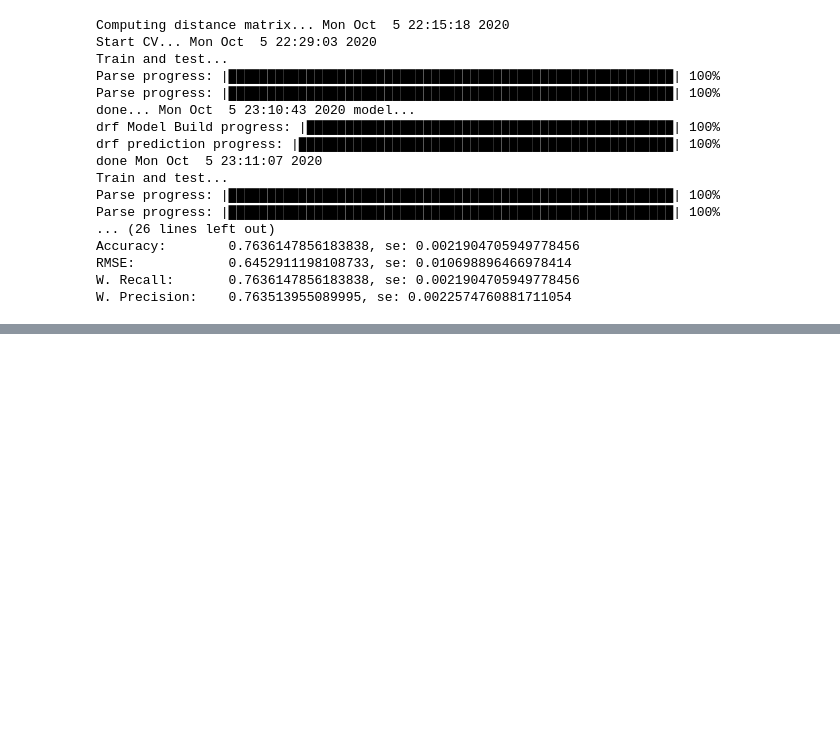
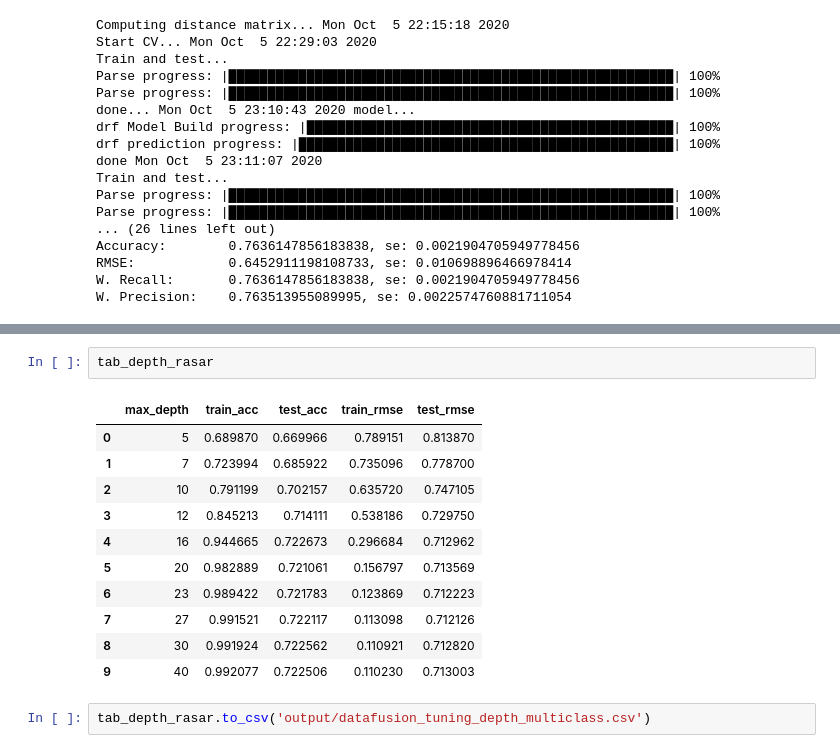
Before and after one commit to simonedambrosi/MLTOX-Simone, a Jupyter notebook: script sistemati/RASAR Data Fusion.ipynb, the cells around one changed output, grey strips where cells are left out. Saved outputs shown, nothing was run; the diff lists cells and outputs as text; blank space fills up the shorter version.

```diff
--- a/script sistemati/RASAR Data Fusion.ipynb
+++ b/script sistemati/RASAR Data Fusion.ipynb
@@ -385,0 +451,16 @@ W. Precision:    0.763513955089995, se: 0.0022574760881711054
+# %%
+tab_depth_rasar
+# %% [output]
+|  | max_depth | train_acc | test_acc | train_rmse | test_rmse |
+| 0 | 5 | 0.689870 | 0.669966 | 0.789151 | 0.813870 |
+| 1 | 7 | 0.723994 | 0.685922 | 0.735096 | 0.778700 |
+| 2 | 10 | 0.791199 | 0.702157 | 0.635720 | 0.747105 |
+| 3 | 12 | 0.845213 | 0.714111 | 0.538186 | 0.729750 |
+| 4 | 16 | 0.944665 | 0.722673 | 0.296684 | 0.712962 |
+| 5 | 20 | 0.982889 | 0.721061 | 0.156797 | 0.713569 |
+| 6 | 23 | 0.989422 | 0.721783 | 0.123869 | 0.712223 |
+| 7 | 27 | 0.991521 | 0.722117 | 0.113098 | 0.712126 |
+| 8 | 30 | 0.991924 | 0.722562 | 0.110921 | 0.712820 |
+| 9 | 40 | 0.992077 | 0.722506 | 0.110230 | 0.713003 |
+# %%
+tab_depth_rasar.to_csv('output/datafusion_tuning_depth_multiclass.csv')
```
Also changed, not shown: parts of 10 cells of this notebook, 6 other files.
